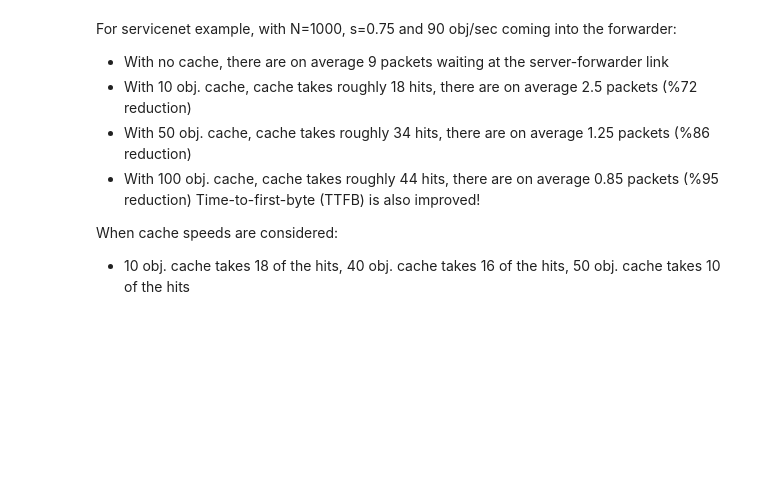
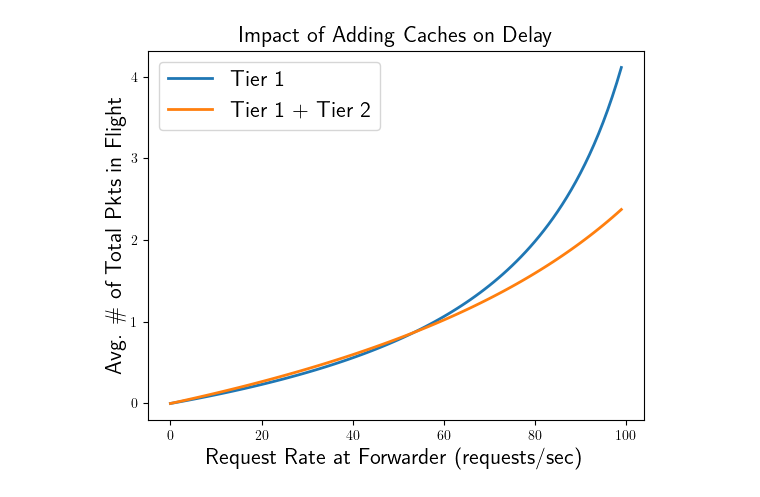
Before and after one commit to fvmutlu/dissertation-defense, a Jupyter notebook: notebooks/toy_example.ipynb, the cells around one changed output. Drawn from its saved outputs; the diff is of its cells as text; code cells hidden in the pictures; blank space fills up the shorter version.

```diff
--- a/notebooks/toy_example.ipynb
+++ b/notebooks/toy_example.ipynb
@@ -155,10 +143,18 @@ plt.title(f"Impact of Cache Size on Delay",fontsize=16)
-# %% [markdown]
-For servicenet example, with N=1000, s=0.75 and 90 obj/sec coming into the forwarder:
-- With no cache, there are on average 9 packets waiting at the server-forwarder link
-- With 10 obj. cache, cache takes roughly 18 hits, there are on average 2.5 packets (%72 reduction)
-- With 50 obj. cache, cache takes roughly 34 hits, there are on average 1.25 packets (%86 reduction)
-- With 100 obj. cache, cache takes roughly 44 hits, there are on average 0.85 packets (%95 reduction)
-Time-to-first-byte (TTFB) is also improved!
-
-When cache speeds are considered:
-- 10 obj. cache takes 18 of the hits, 40 obj. cache takes 16 of the hits, 50 obj. cache takes 10 of the hits
+# %%
+request_rate = list(range(100))
+link_cap = 100
+cache_caps = [10]
+cache_speeds = [100]
+tot_delay = avgDelayVsRate(request_rate, link_cap, cache_caps, cache_speeds, y)
+plt.plot(request_rate,tot_delay,linewidth=2)
+cache_caps = [10,50]
+cache_speeds = [100,50]
+tot_delay = avgDelayVsRate(request_rate, link_cap, cache_caps, cache_speeds, y)
+plt.plot(request_rate,tot_delay,linewidth=2)
+plt.legend(["Tier 1", "Tier 1 + Tier 2"], fontsize=16)
+plt.xlabel("Request Rate at Forwarder (requests/sec)",fontsize=16)
+plt.ylabel(r"Avg. \# of Total Pkts in Flight",fontsize=16)
+plt.title(f"Impact of Adding Caches on Delay",fontsize=16)
+plt.savefig("../Repos/proposal-review/images/two_tiers.svg")
+# %% [output]
+[figure, added]
```
Also changed, not shown: parts of 3 cells of this notebook, 4 other files.
